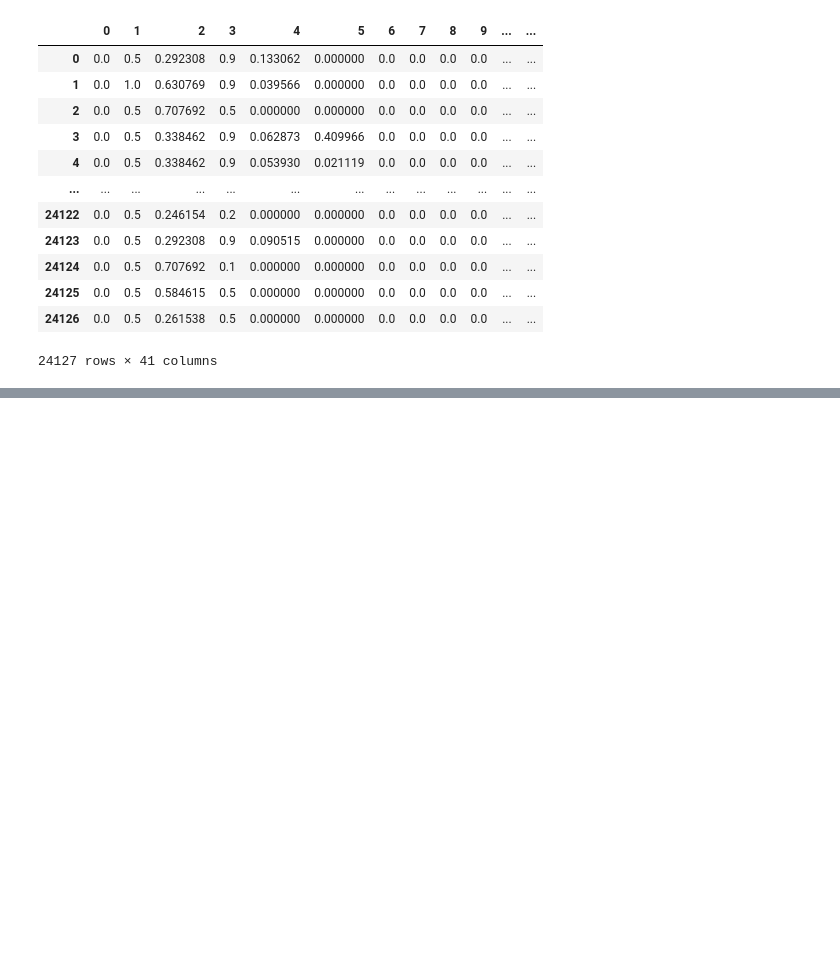
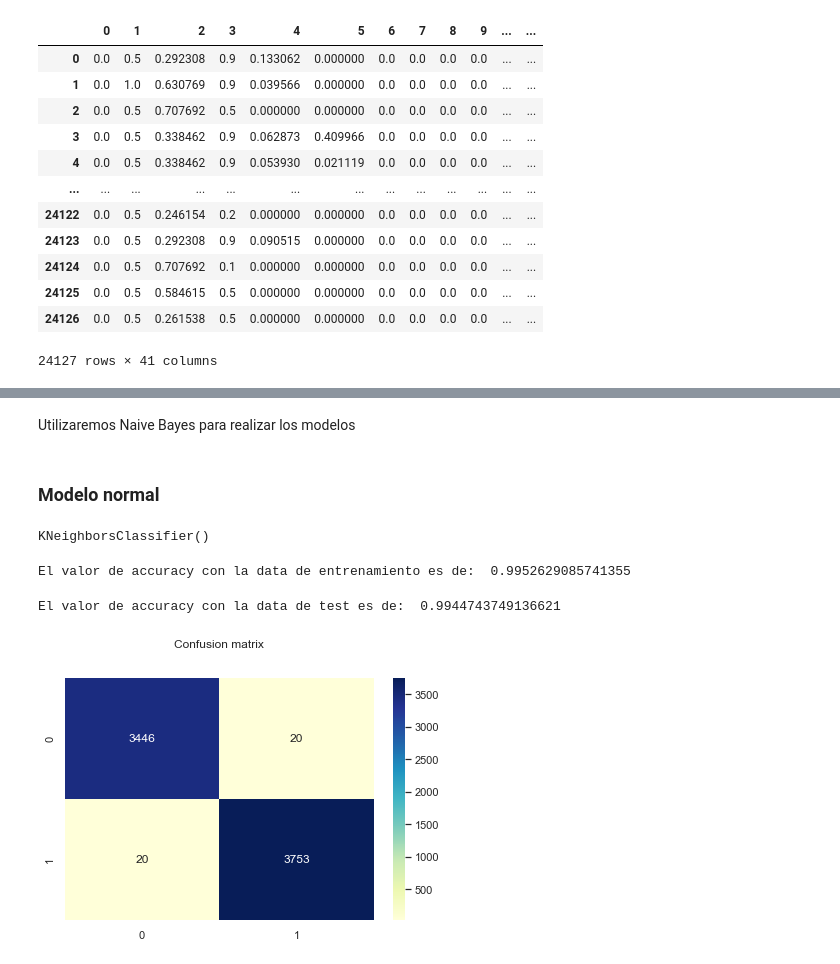
Before and after one commit to saritazavala/SDS-LAB05, a Jupyter notebook: modelos_parte2.ipynb, the cells around one changed output, grey strips where cells are left out. Drawn from its saved outputs; the diff is of its cells as text; code cells hidden in the pictures; blank space fills up the shorter version.

```diff
--- a/modelos_parte2.ipynb
+++ b/modelos_parte2.ipynb
@@ -10,3 +11,15 @@ import numpy as np
+# %%
+def get_cf(cf):
+    class_names=[0,1]
+    fig, ax = plt.subplots()
+    tick_marks = np.arange(len(class_names))
+    plt.xticks(tick_marks, class_names)
+    plt.yticks(tick_marks, class_names)
+    # create heatmap
+    sn.heatmap(pd.DataFrame(cf), annot=True, cmap="YlGnBu" ,fmt='g')
+    ax.xaxis.set_label_position("top")
+    plt.tight_layout()
+    plt.title('Confusion matrix', y=1.1)
 # %%
 df = pd.read_csv("Train_data.csv")
 df.head()
@@ -207,0 +223,31 @@ features
+# %%
+from sklearn.model_selection import train_test_split
+features_train, features_test, target_train, target_test = train_test_split(features, target, test_size=0.3, random_state=1234)
+# %% [markdown]
+Utilizaremos Naive Bayes para realizar los modelos
+# %% [markdown]
+### Modelo normal
+# %%
+from sklearn.neighbors import KNeighborsClassifier
+knn = KNeighborsClassifier()
+knn.fit(features_train, target_train)
+# %% [output]
+KNeighborsClassifier()
+# %%
+from sklearn import metrics
+#Prueba para el conjunto de entrenamiento, esto se hace para luego comprar resultados con el conjunto de test y determinar si hay overfitting o no.
+predict_train = knn.predict(features_train)
+print("El valor de accuracy con la data de entrenamiento es de: ", metrics.accuracy_score(predict_train, target_train))
+# %% [output]
+El valor de accuracy con la data de entrenamiento es de:  0.9952629085741355
+# %%
+predict_test = knn.predict(features_test)
+print("El valor de accuracy con la data de test es de: ", metrics.accuracy_score(predict_test, target_test))
+# %% [output]
+El valor de accuracy con la data de test es de:  0.9944743749136621
+# %%
+from sklearn.metrics import *
+cf = confusion_matrix(predict_test, target_test)
+get_cf(cf)
+# %% [output]
+[figure, added]
```
Also changed, not shown: parts of 17 cells of this notebook.
